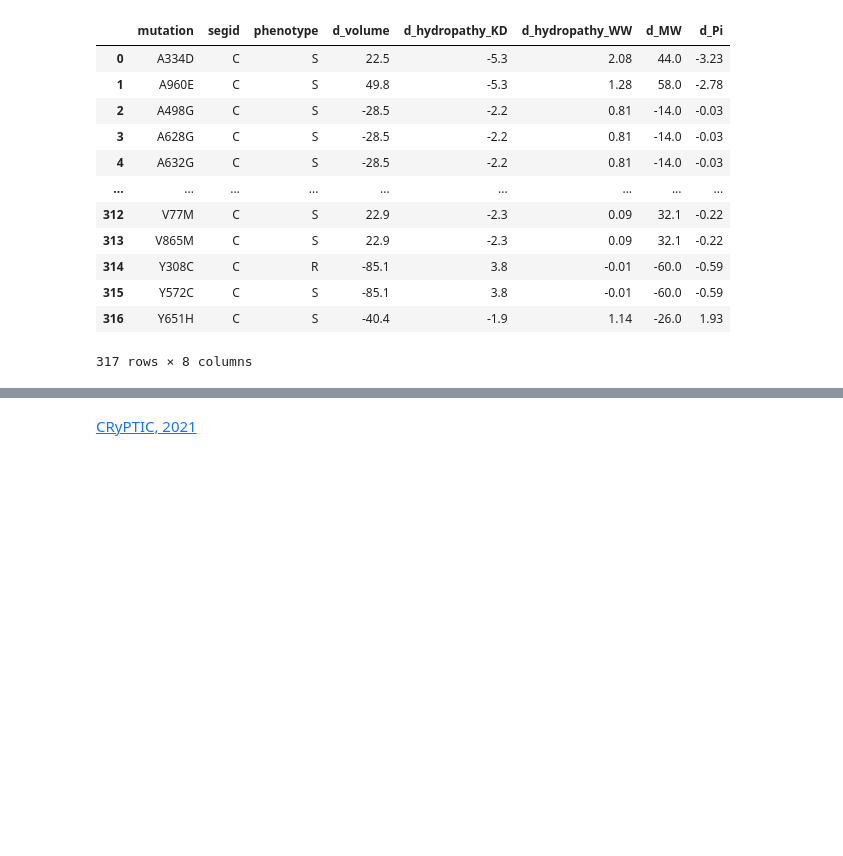
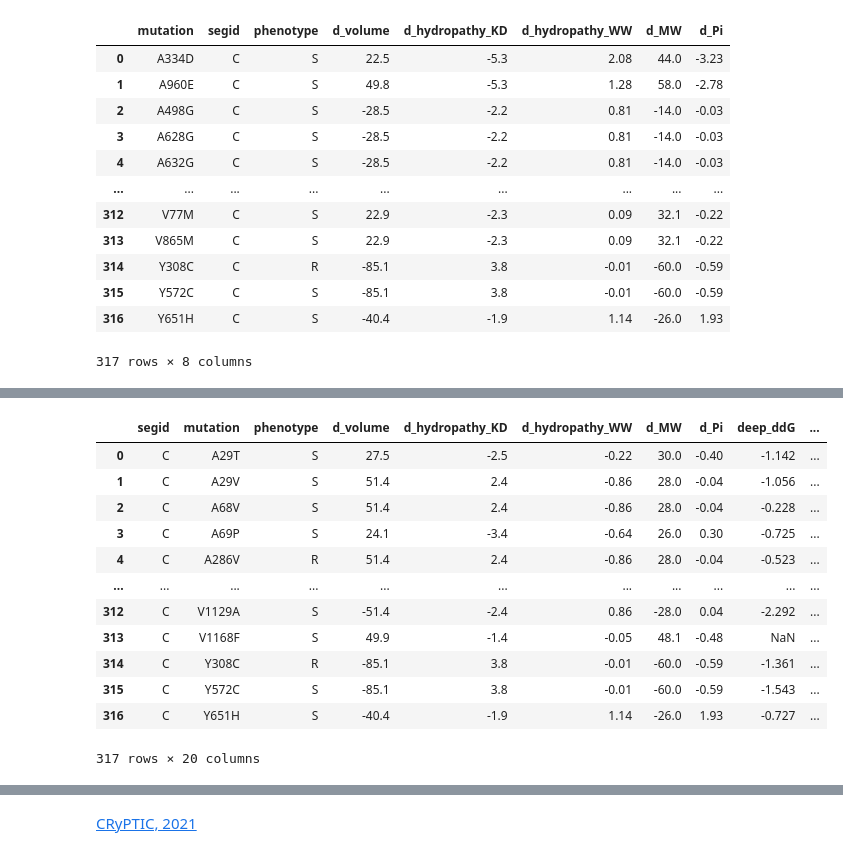
Before and after one commit to DylanAdlard/SABS_rotation_1_report, a Jupyter notebook: Report.ipynb, the cells around one changed output, grey strips where cells are left out. Saved outputs shown, nothing was run; the diff lists cells and outputs as text; code cells hidden in the pictures; blank space fills up the shorter version.

```diff
--- a/Report.ipynb
+++ b/Report.ipynb
@@ -245,0 +252,21 @@ df
+# %%
+ddg = sbmlcore.DeepDDG('Data_tables/5uh6-protein-chains.ddg', offsets={'A':0, 'B':0, 'C':-6, 'D':0, 'E':0, 'F':0})
+df = ddg.add_feature(df)
+
+st = sbmlcore.Stride('Structural_files/5uh6.pdb', offsets={'A':0, 'B':0, 'C':-6, 'D':0, 'E':0, 'F':0})
+df = st.add_feature(df)
+df
+# %% [output]
+|  | segid | mutation | phenotype | d_volume | d_hydropathy_KD | d_hydropathy_WW | d_MW | d_Pi | deep_ddG | ... |
+| 0 | C | A29T | S | 27.5 | -2.5 | -0.22 | 30.0 | -0.40 | -1.142 | ... |
+| 1 | C | A29V | S | 51.4 | 2.4 | -0.86 | 28.0 | -0.04 | -1.056 | ... |
+| 2 | C | A68V | S | 51.4 | 2.4 | -0.86 | 28.0 | -0.04 | -0.228 | ... |
+| 3 | C | A69P | S | 24.1 | -3.4 | -0.64 | 26.0 | 0.30 | -0.725 | ... |
+| 4 | C | A286V | R | 51.4 | 2.4 | -0.86 | 28.0 | -0.04 | -0.523 | ... |
+| ... | ... | ... | ... | ... | ... | ... | ... | ... | ... | ... |
+| 312 | C | V1129A | S | -51.4 | -2.4 | 0.86 | -28.0 | 0.04 | -2.292 | ... |
+| 313 | C | V1168F | S | 49.9 | -1.4 | -0.05 | 48.1 | -0.48 | NaN | ... |
+| 314 | C | Y308C | R | -85.1 | 3.8 | -0.01 | -60.0 | -0.59 | -1.361 | ... |
+| 315 | C | Y572C | S | -85.1 | 3.8 | -0.01 | -60.0 | -0.59 | -1.543 | ... |
+| 316 | C | Y651H | S | -40.4 | -1.9 | 1.14 | -26.0 | 1.93 | -0.727 | ... |
+317 rows × 20 columns
```
Also changed, not shown: parts of 9 cells of this notebook, 6 other files.
